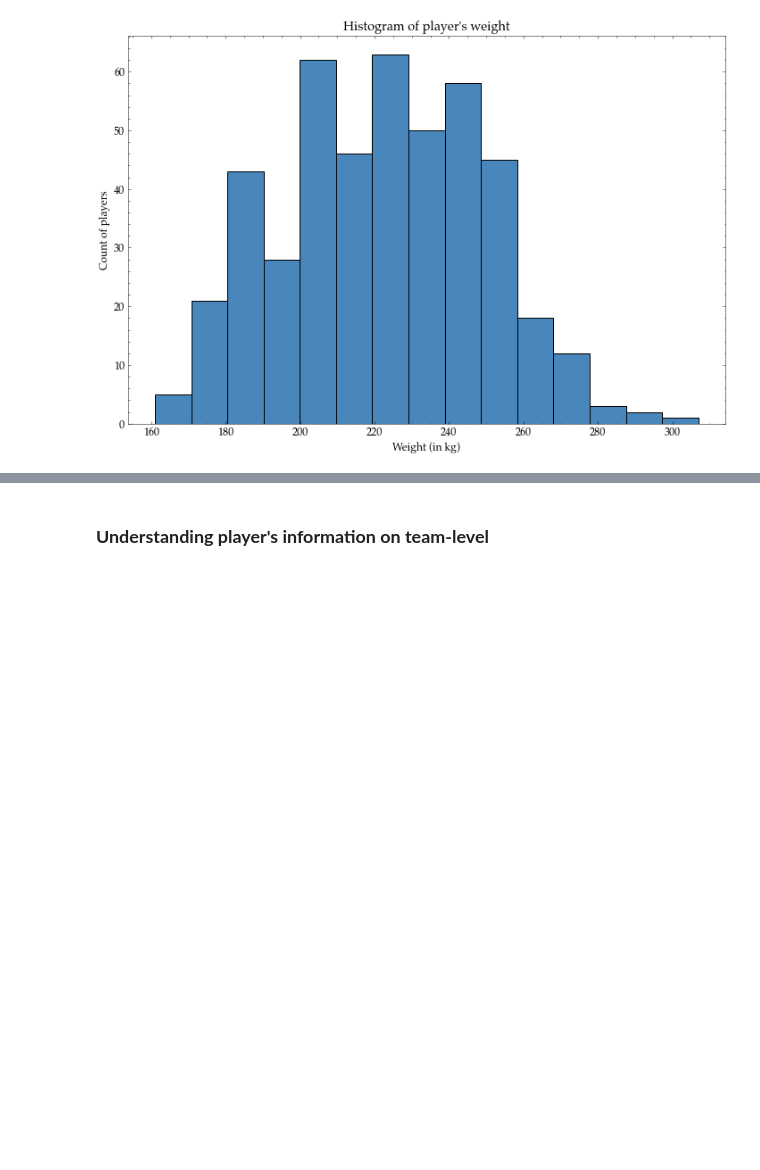
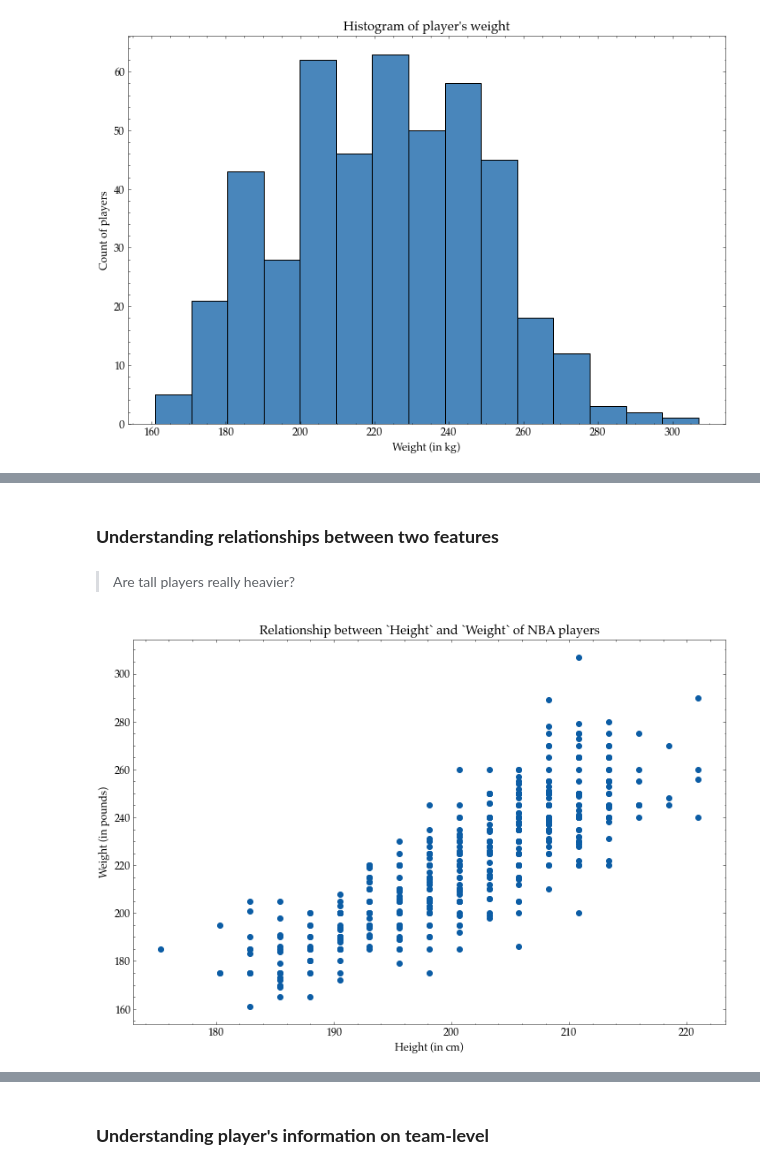
Before and after one commit to dianeyeo/aiig-suss, a Jupyter notebook: workshops/introduction-to-data-visualization/01-introduction-to-data-viz.ipynb, the cells around one changed output, grey strips where cells are left out. Drawn from its saved outputs; the diff is of its cells as text; code cells hidden in the pictures; blank space fills up the shorter version.

```diff
--- a/workshops/introduction-to-data-visualization/01-introduction-to-data-viz.ipynb
+++ b/workshops/introduction-to-data-visualization/01-introduction-to-data-viz.ipynb
@@ -334,0 +368,25 @@ plot_num_cols(x=weight,
+# %% [markdown]
+### **Understanding relationships between two features**
+# %% [markdown]
+> Are tall players really heavier?
+# %%
+# creating a scatter plot to see the relationship
+
+# height
+height = df["Height_Adjusted"]
+# weight
+weight = df["Weight"]
+
+# defining plot size
+plt.figure(figsize=FIGSIZE)
+# plotting a scatter plot using matplotlib
+plt.scatter(height, weight)
+# defining x-axis
+plt.xlabel("Height (in cm)")
+# defining y-axis
+plt.ylabel("Weight (in pounds)")
+# defining title
+plt.title("Relationship between `Height` and `Weight` of NBA players")
+plt.show()
+# %% [output]
+[figure, added]
```
Also changed, not shown: parts of 33 cells of this notebook.
